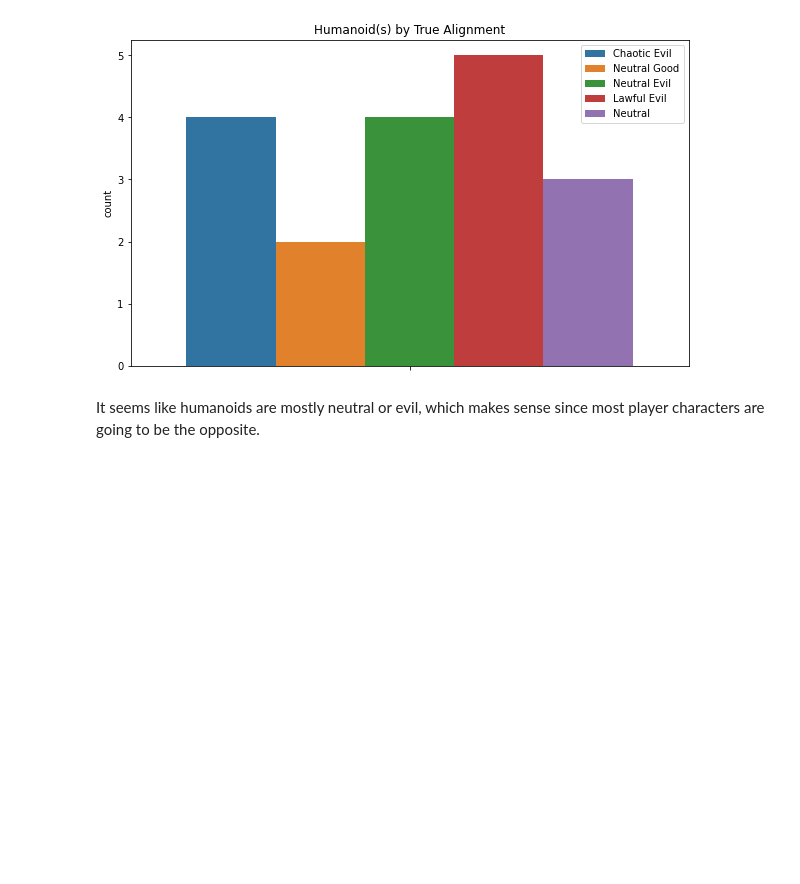
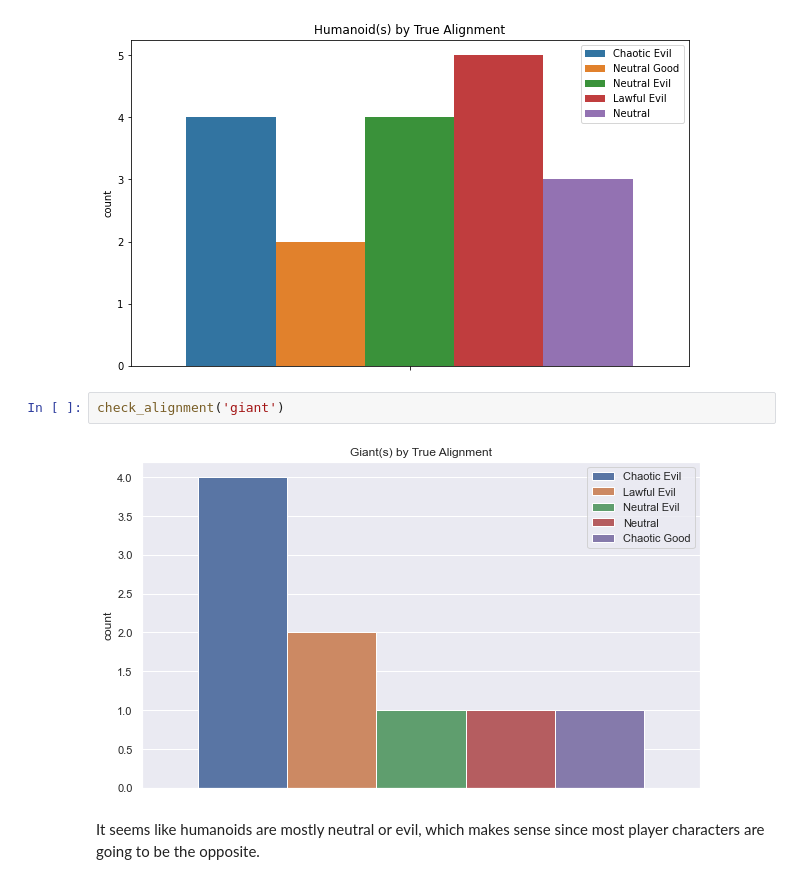
Before and after one commit to dmm4613/dnd-eda, a Jupyter notebook: dnd-eda.ipynb, the cells around one changed output. Cells and saved outputs as stored; diff of their text form; blank space fills up the shorter version.

```diff
--- a/dnd-eda.ipynb
+++ b/dnd-eda.ipynb
@@ -220,6 +220,10 @@ Dragons seem to have a variety, but also a dichotomy between good and evil.
 check_alignment('humanoid')
 # %% [output]
 [figure]
+# %%
+check_alignment('giant')
+# %% [output]
+[figure, added]
 # %% [markdown]
 It seems like humanoids are mostly neutral or evil, which makes sense since most player characters are going to be the opposite.
 # %% [markdown]
```
Also changed, not shown: parts of 5 cells of this notebook, 2 other files.
